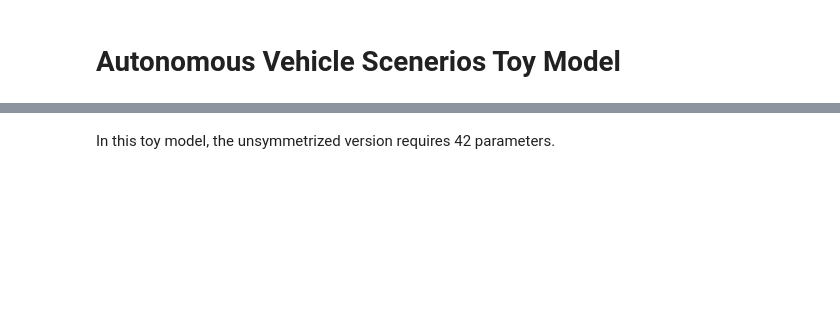
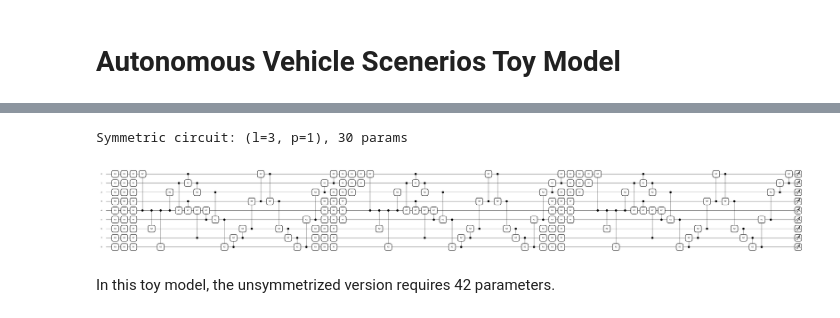
Before and after one commit to tyy0811/symmetry-in-variational-qml, a Jupyter notebook: Autonomous_Vehicle_Scenerios_Toy_Model.ipynb, the cells around one changed output, grey strips where cells are left out. Cells and saved outputs as stored; diff of their text form; code cells hidden in the pictures; blank space fills up the shorter version.

```diff
--- a/Autonomous_Vehicle_Scenerios_Toy_Model.ipynb
+++ b/Autonomous_Vehicle_Scenerios_Toy_Model.ipynb
@@ -285,2 +278,69 @@ fig, ax = qml.draw_mpl(road_circuit_with_symm)([0]*9,[i for i in range(18)])
+# %%
+dev = qml.device('default.qubit', wires=9)
+
+corner_qubits = [0, 6, 8, 2]
+edge_qubits = [1, 3, 7, 5]
+
+def symm_trainable_block(p, offset):
+    """One 'cemoid' block: single-qubit gates + entangling gates (10 params)."""
+    o = offset
+
+    # Single-qubit gates
+    qml.RX(p[o+0], wires=4)
+    qml.RY(p[o+1], wires=4)
+    for i in corner_qubits:
+        qml.RX(p[o+2], wires=i)
+    for i in corner_qubits:
+        qml.RY(p[o+3], wires=i)
+    for i in edge_qubits:
+        qml.RX(p[o+4], wires=i)
+    for i in edge_qubits:
+        qml.RY(p[o+5], wires=i)
+
+    # Two-qubit gates
+    for i in corner_qubits:
+        qml.CRZ(p[o+6], wires=[4, i])           # also fixes §2.3: CRY → CRZ
+    for i in edge_qubits:
+        qml.CRZ(p[o+7], wires=[i, 4])
+
+    cw = [0, 1, 2, 5, 8, 7, 6, 3]
+    for idx in range(len(cw)):
+        qml.CRZ(p[o+8], wires=[cw[idx], cw[(idx+1) % len(cw)]])
+
+    acw = [0, 3, 6, 7, 8, 5, 2, 1]
+    for idx in range(len(acw)):
+        qml.CRZ(p[o+9], wires=[acw[idx], acw[(idx+1) % len(acw)]])
+
+    return offset + 10
+
+
+def make_symm_circuit(n_layers, n_reps):
+    """Factory: returns a qnode with fixed (l, p) architecture."""
+    @qml.qnode(dev, interface='jax')
+    def circuit(x, p):
+        for layer in range(n_layers):
+            # Data encoding
+            for i in range(9):
+                qml.RX(x[i], wires=i)
+            # p repetitions of trainable block
+            offset = layer * n_reps * 10
+            for rep in range(n_reps):
+                offset = symm_trainable_block(p, offset)
+        return [qml.expval(qml.PauliZ(i)) for i in range(9)]
+    return circuit
+
+
+# Choose architecture — paper sweeps (l,p) ∈ {1,...,5}²
+N_LAYERS = 3
+N_REPS = 1
+road_circuit_with_symm = make_symm_circuit(N_LAYERS, N_REPS)
+
+n_params_symm = N_LAYERS * N_REPS * 10
+print(f"Symmetric circuit: (l={N_LAYERS}, p={N_REPS}), {n_params_symm} params")
+
+fig, ax = qml.draw_mpl(road_circuit_with_symm)([0]*9, [0]*n_params_symm)
+# %% [output]
+Symmetric circuit: (l=3, p=1), 30 params
+[figure, added]
 # %% [markdown]
 In this toy model, the unsymmetrized version requires 42 parameters.
```
Also changed, not shown: parts of 39 cells of this notebook.
